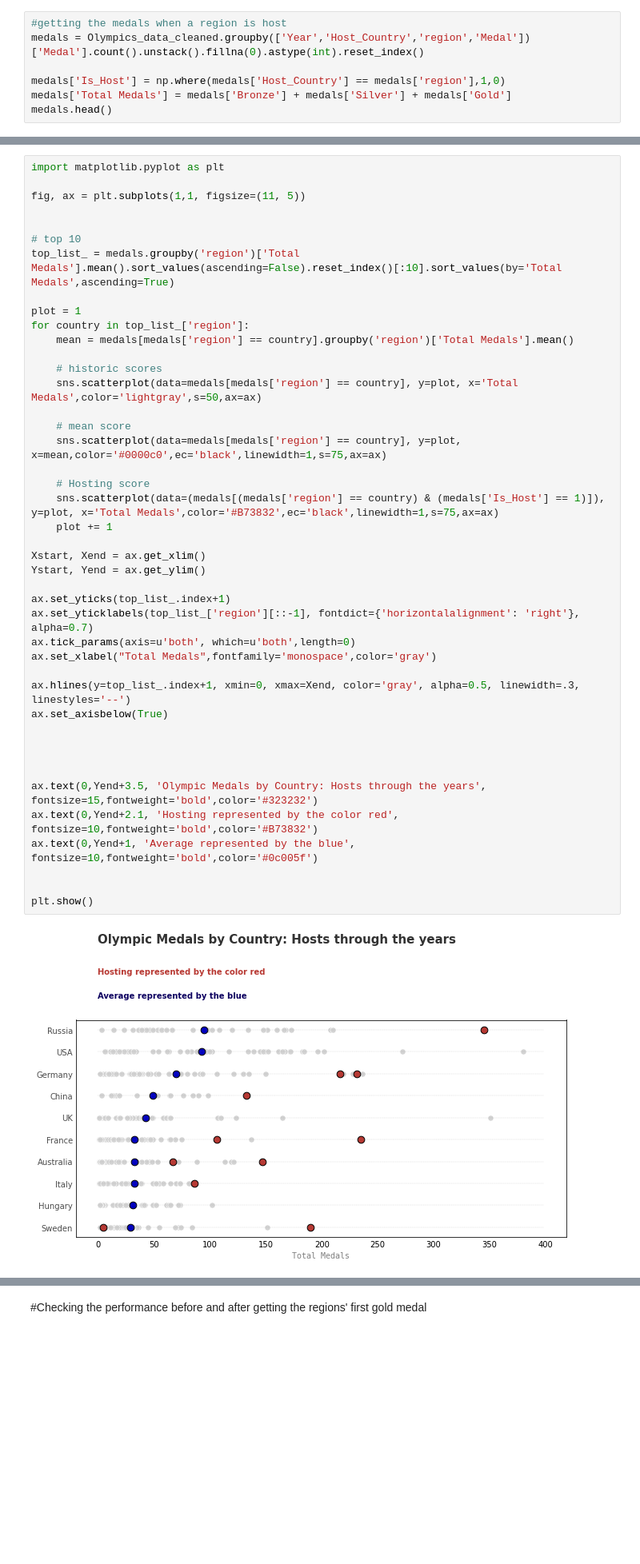
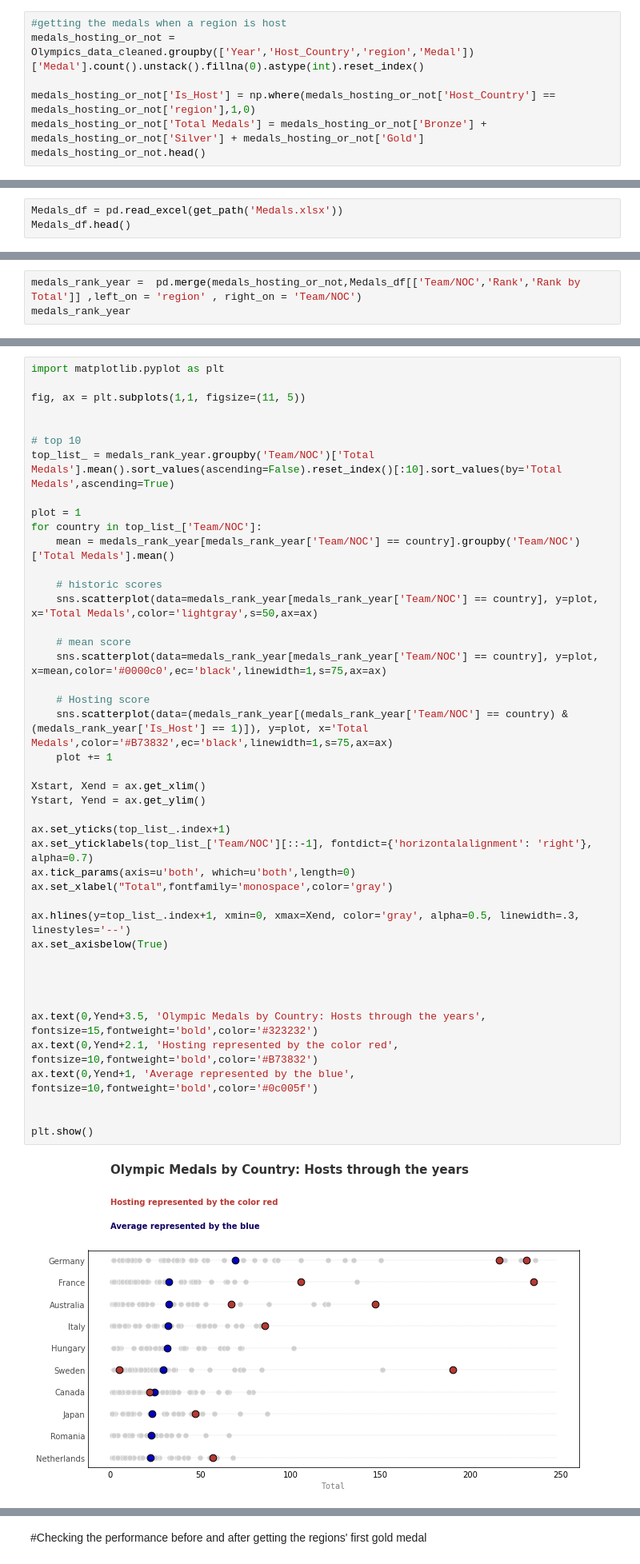
Before and after one commit to nohaa852/ss_project, a Jupyter notebook: Visualization.ipynb, the cells around one changed output, grey strips where cells are left out. Shown at 80% size. Drawn from its saved outputs; the diff is of its cells as text; blank space fills up the shorter version.

```diff
--- a/Visualization.ipynb
+++ b/Visualization.ipynb
@@ -497,11 +495,11 @@ Olympics_data_cleaned.head()
 | 20 | 6847 | Bai Anqi | F | 19.0 | 164.0 | 59.0 | China | CHN | 2012 Summer | 2012 | Summer | ... |
 # %%
 #getting the medals when a region is host
-medals = Olympics_data_cleaned.groupby(['Year','Host_Country','region','Medal'])['Medal'].count().unstack().fillna(0).astype(int).reset_index()
+medals_hosting_or_not = Olympics_data_cleaned.groupby(['Year','Host_Country','region','Medal'])['Medal'].count().unstack().fillna(0).astype(int).reset_index()
 
-medals['Is_Host'] = np.where(medals['Host_Country'] == medals['region'],1,0)
-medals['Total Medals'] = medals['Bronze'] + medals['Silver'] + medals['Gold']
-medals.head()
+medals_hosting_or_not['Is_Host'] = np.where(medals_hosting_or_not['Host_Country'] == medals_hosting_or_not['region'],1,0)
+medals_hosting_or_not['Total Medals'] = medals_hosting_or_not['Bronze'] + medals_hosting_or_not['Silver'] + medals_hosting_or_not['Gold']
+medals_hosting_or_not.head()
 # %% [output]
 | Medal | Year | Host_Country | region | Bronze | Gold | Silver | Is_Host | Total Medals |
 | 0 | 1896 | Greece | Australia | 1 | 2 | 0 | 0 | 3 |
@@ -509,3 +507,6 @@ medals.head()
 | 2 | 1896 | Greece | Denmark | 3 | 1 | 2 | 0 | 6 |
 | 3 | 1896 | Greece | France | 2 | 5 | 4 | 0 | 11 |
 | 4 | 1896 | Greece | Germany | 2 | 21 | 5 | 0 | 28 |
+# %%
+Medals_df = pd.read_excel(get_path('Medals.xlsx'))
+Medals_df.head()
@@ -511,0 +520,3 @@ medals.head()
+# %%
+medals_rank_year =  pd.merge(medals_hosting_or_not,Medals_df[['Team/NOC','Rank','Rank by Total']] ,left_on = 'region' , right_on = 'Team/NOC')
+medals_rank_year
@@ -549,42 +562,42 @@ fig, ax = plt.subplots(1,1, figsize=(11, 5))
 
 
 # top 10
-top_list_ = medals.groupby('region')['Total Medals'].mean().sort_values(ascending=False).reset_index()[:10].sort_values(by='Total Medals',ascending=True)
+top_list_ = medals_rank_year.groupby('Team/NOC')['Total Medals'].mean().sort_values(ascending=False).reset_index()[:10].sort_values(by='Total Medals',ascending=True)
 
 plot = 1
-for country in top_list_['region']:
-    mean = medals[medals['region'] == country].groupby('region')['Total Medals'].mean()
+for country in top_list_['Team/NOC']:
+    mean = medals_rank_year[medals_rank_year['Team/NOC'] == country].groupby('Team/NOC')['Total Medals'].mean()
 
     # historic scores
-    sns.scatterplot(data=medals[medals['region'] == country], y=plot, x='Total Medals',color='lightgray',s=50,ax=ax)
+    sns.scatterplot(data=medals_rank_year[medals_rank_year['Team/NOC'] == country], y=plot, x='Total Medals',color='lightgray',s=50,ax=ax)
 
     # mean score
-    sns.scatterplot(data=medals[medals['region'] == country], y=plot, x=mean,color='#0000c0',ec='black',linewidth=1,s=75,ax=ax)
+    sns.scatterplot(data=medals_rank_year[medals_rank_year['Team/NOC'] == country], y=plot, x=mean,color='#0000c0',ec='black',linewidth=1,s=75,ax=ax)
 
     # Hosting score
-    sns.scatterplot(data=(medals[(medals['region'] == country) & (medals['Is_Host'] == 1)]), y=plot, x='Total Medals',color='#B73832',ec='black',linewidth=1,s=75,ax=ax)
+    sns.scatterplot(data=(medals_rank_year[(medals_rank_year['Team/NOC'] == country) & (medals_rank_year['Is_Host'] == 1)]), y=plot, x='Total Medals',color='#B73832',ec='black',linewidth=1,s=75,ax=ax)
     plot += 1
 
 Xstart, Xend = ax.get_xlim()
 Ystart, Yend = ax.get_ylim()
 
 ax.set_yticks(top_list_.index+1)
-ax.set_yticklabels(top_list_['region'][::-1], fontdict={'horizontalalignment': 'right'}, alpha=0.7)
+ax.set_yticklabels(top_list_['Team/NOC'][::-1], fontdict={'horizontalalignment': 'right'}, alpha=0.7)
 ax.tick_params(axis=u'both', which=u'both',length=0)
-ax.set_xlabel("Total Medals",fontfamily='monospace',color='gray')
+ax.set_xlabel("Total",fontfamily='monospace',color='gray')
 
 ax.hlines(y=top_list_.index+1, xmin=0, xmax=Xend, color='gray', alpha=0.5, linewidth=.3, linestyles='--')
 ax.set_axisbelow(True)
 
 
 
 
 ax.text(0,Yend+3.5, 'Olympic Medals by Country: Hosts through the years', fontsize=15,fontweight='bold',color='#323232')
 ax.text(0,Yend+2.1, 'Hosting represented by the color red', fontsize=10,fontweight='bold',color='#B73832')
 ax.text(0,Yend+1, 'Average represented by the blue', fontsize=10,fontweight='bold',color='#0c005f')
 
 
 plt.show()
 # %% [output]
-[figure, old version]
+[figure, new version]
 # %%
```
Also changed, not shown: parts of 30 cells of this notebook.
